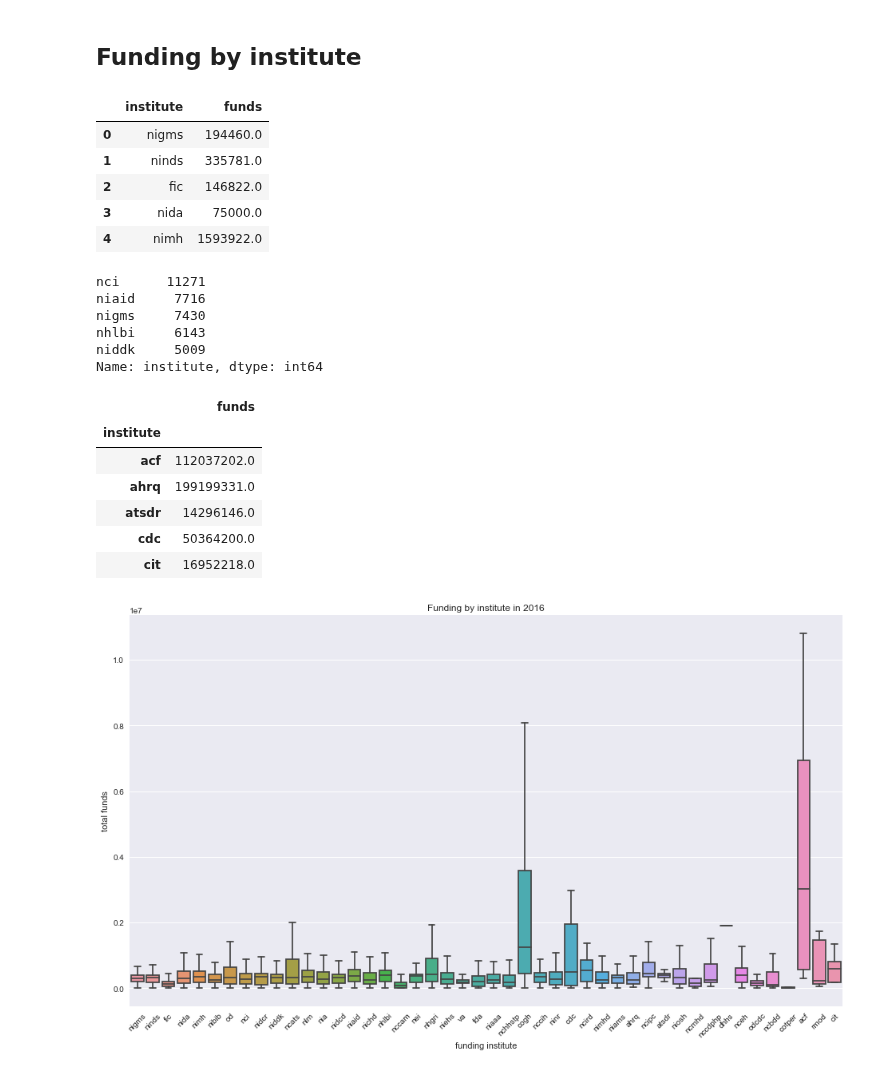
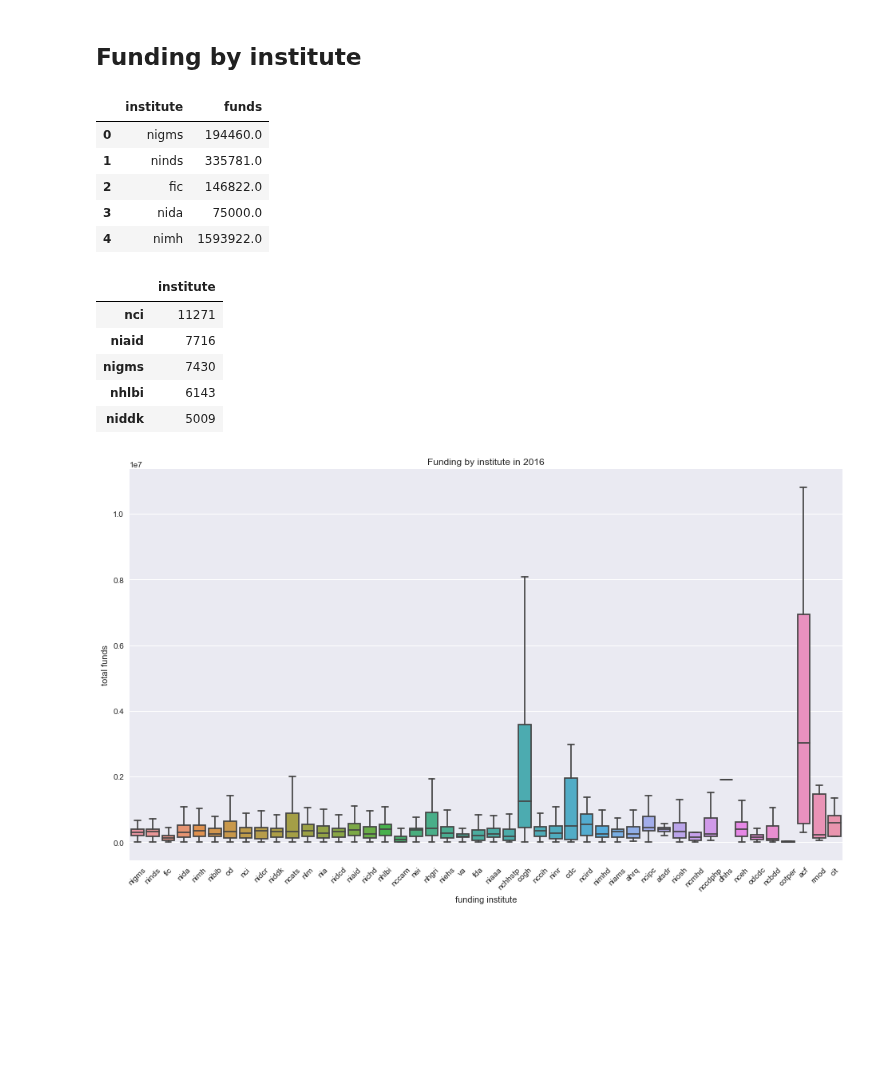
Before and after one commit to yuwie10/nih-awards, a Jupyter notebook: grants_EDA.ipynb, the cells around one changed output. Cells and saved outputs as stored; diff of their text form; code cells hidden in the pictures; blank space fills up the shorter version.

```diff
--- a/grants_EDA.ipynb
+++ b/grants_EDA.ipynb
@@ -165,31 +168,22 @@ p.set(xlabel = 'grant series', ylabel = 'total funds', title = 'Funding for rese
 ## Funding by institute
 # %%
 institute_funds = pd.read_csv('institute_funds.csv', compression = 'gzip')
-grants_per_inst = institute_funds['institute'].value_counts()
-funds_per_inst = institute_funds.groupby('institute').sum()
+grants_per_inst = pd.DataFrame(institute_funds['institute'].value_counts())
 institute_funds.head()
 grants_per_inst.head()
-funds_per_inst.head()
 # %% [output]
 |  | institute | funds |
 | 0 | nigms | 194460.0 |
 | 1 | ninds | 335781.0 |
 | 2 | fic | 146822.0 |
 | 3 | nida | 75000.0 |
 | 4 | nimh | 1593922.0 |
-nci      11271
-niaid     7716
-nigms     7430
-nhlbi     6143
-niddk     5009
-Name: institute, dtype: int64
-|  | funds |
-| institute |  |
-| acf | 112037202.0 |
-| ahrq | 199199331.0 |
-| atsdr | 14296146.0 |
-| cdc | 50364200.0 |
-| cit | 16952218.0 |
+|  | institute |
+| nci | 11271 |
+| niaid | 7716 |
+| nigms | 7430 |
+| nhlbi | 6143 |
+| niddk | 5009 |
 # %%
 fig, ax = plt.subplots()
 fig.set_size_inches(16, 9);
```
Also changed, not shown: parts of 5 cells of this notebook, 3 other files.
